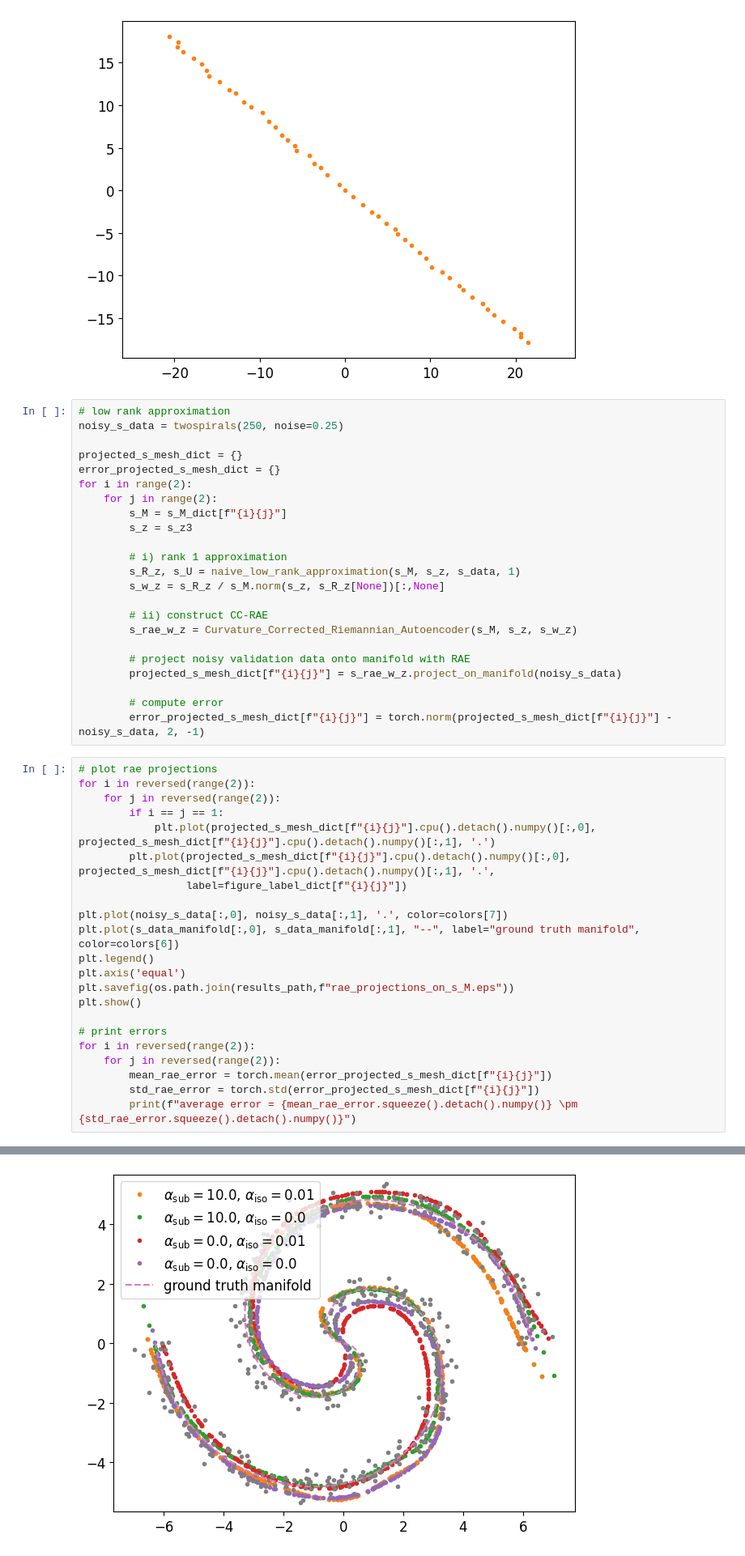
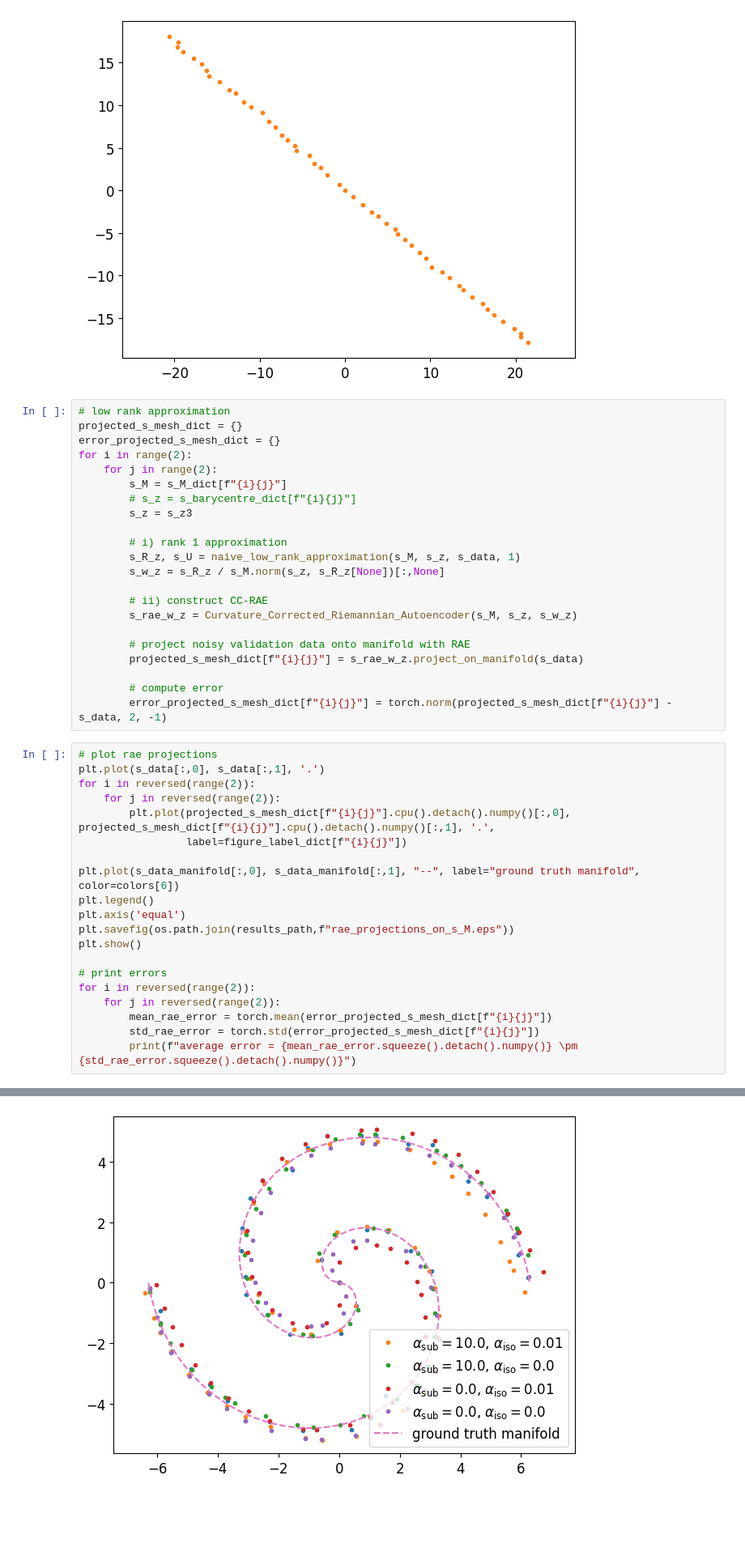
Before and after one commit to wdiepeveen/Pulling-back-symmetric-Riemannian-geometry-for-data-analysis, a Jupyter notebook: experiments/diffeomorphism_effects/evaluate_diffeomorphism_effects.ipynb, the cells around one changed output, grey strips where cells are left out. Shown: that part at 81% size. Drawn from its saved outputs; the diff is of its cells as text; blank space fills up the shorter version.

```diff
--- a/experiments/diffeomorphism_effects/evaluate_diffeomorphism_effects.ipynb
+++ b/experiments/diffeomorphism_effects/evaluate_diffeomorphism_effects.ipynb
@@ -324,13 +326,12 @@ The PostScript backend does not support transparency; partially transparent arti
 [figure]
 # %%
 # low rank approximation
-noisy_s_data = twospirals(250, noise=0.25)
-
 projected_s_mesh_dict = {}
 error_projected_s_mesh_dict = {}
 for i in range(2):
     for j in range(2):
         s_M = s_M_dict[f"{i}{j}"]
+        # s_z = s_barycentre_dict[f"{i}{j}"]
         s_z = s_z3
 
         # i) rank 1 approximation
@@ -341,32 +342,30 @@ for i in range(2):
         s_rae_w_z = Curvature_Corrected_Riemannian_Autoencoder(s_M, s_z, s_w_z)
 
         # project noisy validation data onto manifold with RAE
-        projected_s_mesh_dict[f"{i}{j}"] = s_rae_w_z.project_on_manifold(noisy_s_data)
+        projected_s_mesh_dict[f"{i}{j}"] = s_rae_w_z.project_on_manifold(s_data)
 
         # compute error
-        error_projected_s_mesh_dict[f"{i}{j}"] = torch.norm(projected_s_mesh_dict[f"{i}{j}"] - noisy_s_data, 2, -1)
+        error_projected_s_mesh_dict[f"{i}{j}"] = torch.norm(projected_s_mesh_dict[f"{i}{j}"] - s_data, 2, -1)
 # %%
 # plot rae projections
+plt.plot(s_data[:,0], s_data[:,1], '.')
 for i in reversed(range(2)):
     for j in reversed(range(2)):
-        if i == j == 1:
-            plt.plot(projected_s_mesh_dict[f"{i}{j}"].cpu().detach().numpy()[:,0], projected_s_mesh_dict[f"{i}{j}"].cpu().detach().numpy()[:,1], '.')
         plt.plot(projected_s_mesh_dict[f"{i}{j}"].cpu().detach().numpy()[:,0], projected_s_mesh_dict[f"{i}{j}"].cpu().detach().numpy()[:,1], '.',
                  label=figure_label_dict[f"{i}{j}"])
 
-plt.plot(noisy_s_data[:,0], noisy_s_data[:,1], '.', color=colors[7])
 plt.plot(s_data_manifold[:,0], s_data_manifold[:,1], "--", label="ground truth manifold", color=colors[6])
 plt.legend()
 plt.axis('equal')
 plt.savefig(os.path.join(results_path,f"rae_projections_on_s_M.eps"))
 plt.show()
 
 # print errors
 for i in reversed(range(2)):
     for j in reversed(range(2)):
         mean_rae_error = torch.mean(error_projected_s_mesh_dict[f"{i}{j}"])
         std_rae_error = torch.std(error_projected_s_mesh_dict[f"{i}{j}"])
         print(f"average error = {mean_rae_error.squeeze().detach().numpy()} \pm {std_rae_error.squeeze().detach().numpy()}")
 # %% [output]
 The PostScript backend does not support transparency; partially transparent artists will be rendered opaque.
-[figure, old version]
+[figure, new version]
```
Also changed, not shown: parts of 2 cells of this notebook, 30 other files.
